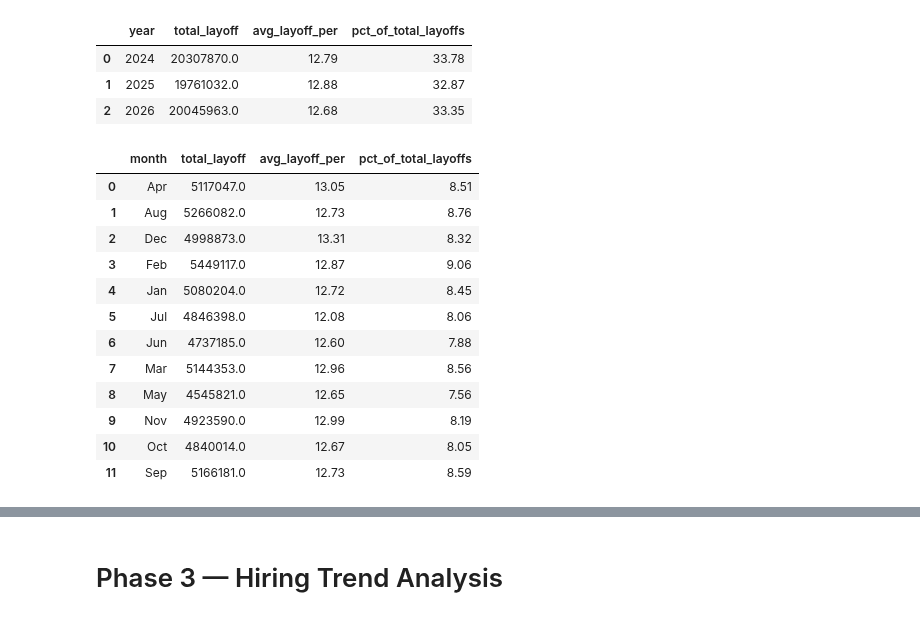
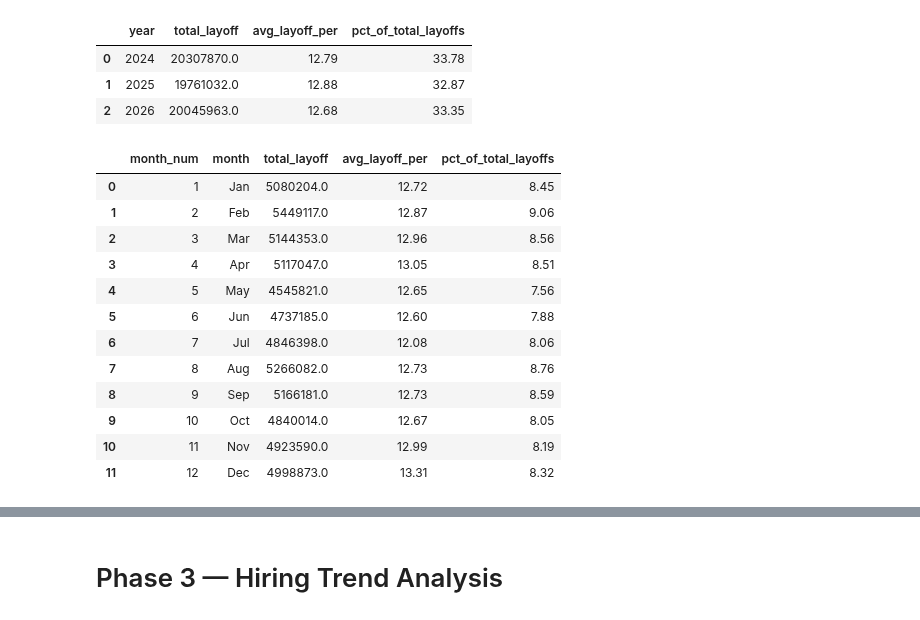
Before and after one commit to Ishasavani1402/Data-Analytics, a Jupyter notebook: tech_layoffs_hiring_trends/EDA.ipynb, the cells around one changed output, grey strips where cells are left out. Cells and saved outputs as stored; diff of their text form; code cells hidden in the pictures.

```diff
--- a/tech_layoffs_hiring_trends/EDA.ipynb
+++ b/tech_layoffs_hiring_trends/EDA.ipynb
@@ -278,19 +400,19 @@ order by year"""),engine)
 | 1 | 2025 | 19761032.0 | 12.88 | 32.87 |
 | 2 | 2026 | 20045963.0 | 12.68 | 33.35 |
 # %%
-pd.read_sql_query(text("""select month , sum(layoffs_count) as total_layoff , round(avg(layoff_percentage),2) as avg_layoff_per , ROUND(SUM(layoffs_count) * 100.0 / SUM(SUM(layoffs_count)) OVER(), 2) AS pct_of_total_layoffs from clean_dataset group by month
-order by month """),engine)
+pd.read_sql_query(text("""select month_num ,  month , sum(layoffs_count) as total_layoff , round(avg(layoff_percentage),2) as avg_layoff_per , ROUND(SUM(layoffs_count) * 100.0 / SUM(SUM(layoffs_count)) OVER(), 2) AS pct_of_total_layoffs from clean_dataset group by month_num , month
+order by month_num """),engine)
 # %% [output]
-|  | month | total_layoff | avg_layoff_per | pct_of_total_layoffs |
-| 0 | Apr | 5117047.0 | 13.05 | 8.51 |
-| 1 | Aug | 5266082.0 | 12.73 | 8.76 |
-| 2 | Dec | 4998873.0 | 13.31 | 8.32 |
-| 3 | Feb | 5449117.0 | 12.87 | 9.06 |
-| 4 | Jan | 5080204.0 | 12.72 | 8.45 |
-| 5 | Jul | 4846398.0 | 12.08 | 8.06 |
-| 6 | Jun | 4737185.0 | 12.60 | 7.88 |
-| 7 | Mar | 5144353.0 | 12.96 | 8.56 |
-| 8 | May | 4545821.0 | 12.65 | 7.56 |
-| 9 | Nov | 4923590.0 | 12.99 | 8.19 |
-| 10 | Oct | 4840014.0 | 12.67 | 8.05 |
-| 11 | Sep | 5166181.0 | 12.73 | 8.59 |
+|  | month_num | month | total_layoff | avg_layoff_per | pct_of_total_layoffs |
+| 0 | 1 | Jan | 5080204.0 | 12.72 | 8.45 |
+| 1 | 2 | Feb | 5449117.0 | 12.87 | 9.06 |
+| 2 | 3 | Mar | 5144353.0 | 12.96 | 8.56 |
+| 3 | 4 | Apr | 5117047.0 | 13.05 | 8.51 |
+| 4 | 5 | May | 4545821.0 | 12.65 | 7.56 |
+| 5 | 6 | Jun | 4737185.0 | 12.60 | 7.88 |
+| 6 | 7 | Jul | 4846398.0 | 12.08 | 8.06 |
+| 7 | 8 | Aug | 5266082.0 | 12.73 | 8.76 |
+| 8 | 9 | Sep | 5166181.0 | 12.73 | 8.59 |
+| 9 | 10 | Oct | 4840014.0 | 12.67 | 8.05 |
+| 10 | 11 | Nov | 4923590.0 | 12.99 | 8.19 |
+| 11 | 12 | Dec | 4998873.0 | 13.31 | 8.32 |
```
Also changed, not shown: parts of 13 cells of this notebook, 1 other file.
